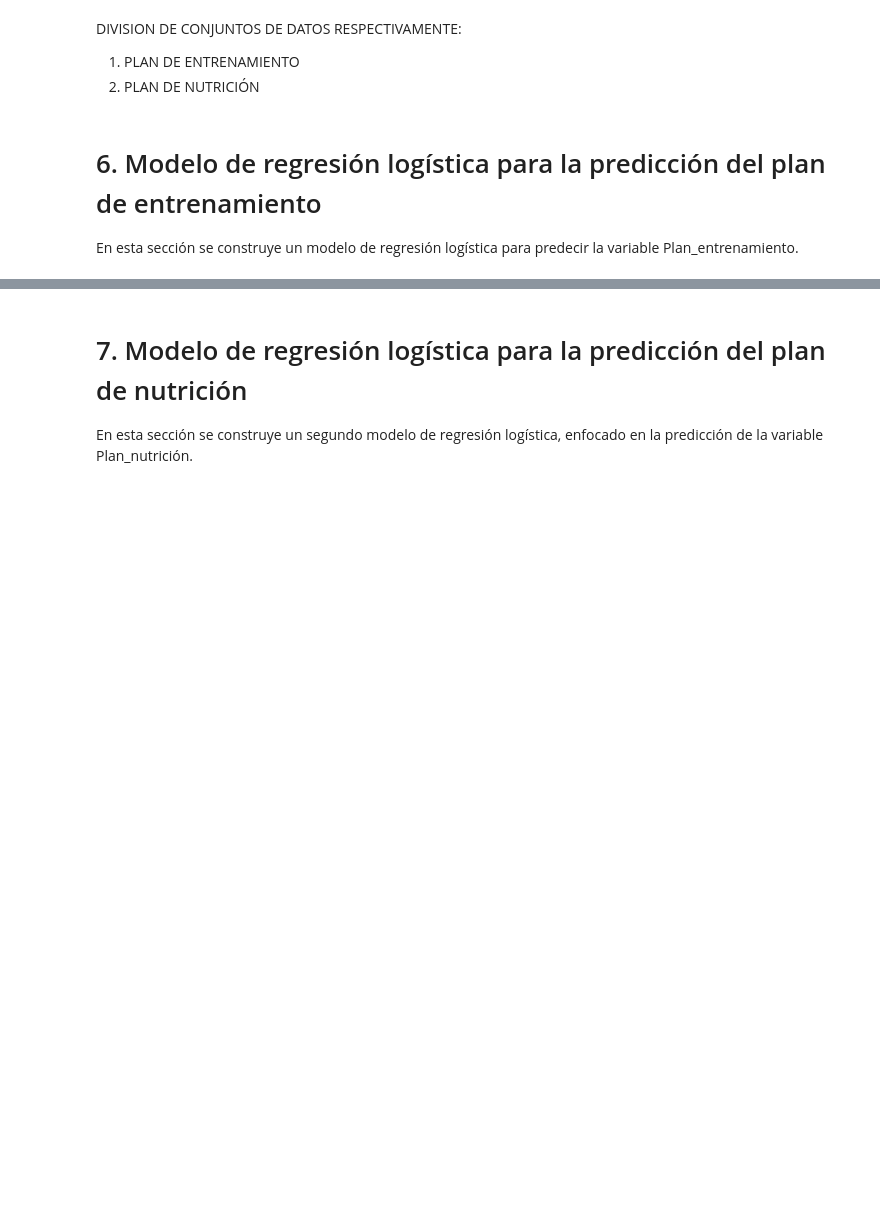
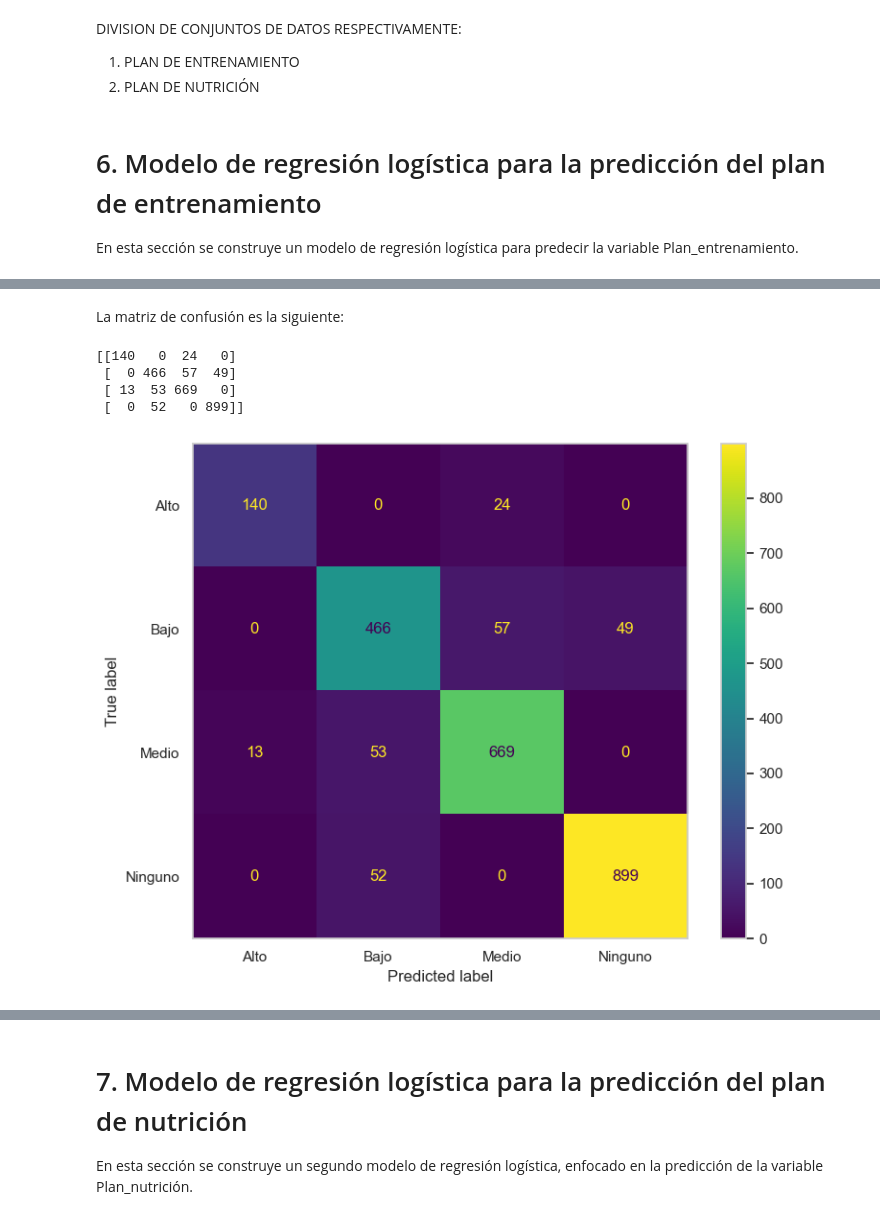
Before and after one commit to lfelipesales/Laboratorios-AprendizajeDeMaquina, a Jupyter notebook: LAB3/Laboratorio3.ipynb, the cells around one changed output, grey strips where cells are left out. Drawn from its saved outputs; the diff is of its cells as text; code cells hidden in the pictures; blank space fills up the shorter version.

Commit message:
Modelo RL, plan de entrenamiento.

```diff
--- a/LAB3/Laboratorio3.ipynb
+++ b/LAB3/Laboratorio3.ipynb
@@ -296,0 +320,4 @@ pipeline_regresionlog_entrenamiento = Pipeline([
+# %%
+grid_rl_entrenamiento = GridSearchCV(estimator=pipeline_regresionlog_entrenamiento, param_grid=param_grid, cv=cv_estratificada, scoring='f1_macro', n_jobs=-1)
+# %%
+grid_rl_entrenamiento.fit(X_train_ent, y_train_ent)
@@ -296,0 +380,2 @@ pipeline_regresionlog_entrenamiento = Pipeline([
+# %%
+best_model = grid_rl_entrenamiento.best_estimator_
@@ -296,0 +386,2 @@ pipeline_regresionlog_entrenamiento = Pipeline([
+# %%
+y_pred_best_ent = best_model.predict(X_test_ent)
@@ -296,0 +409,27 @@ pipeline_regresionlog_entrenamiento = Pipeline([
+# %% [markdown]
+La matriz de confusión es la siguiente:
+# %%
+matriz_confusion = confusion_matrix(y_test_ent, y_pred_best_ent)
+print(matriz_confusion)
+# %% [output]
+[[140   0  24   0]
+ [  0 466  57  49]
+ [ 13  53 669   0]
+ [  0  52   0 899]]
+# %%
+fig, ax = plt.subplots(figsize=(8, 6))
+
+ConfusionMatrixDisplay.from_predictions(
+    y_test_ent,
+    y_pred_best_ent,
+    display_labels=['Alto', 'Bajo', 'Medio', 'Ninguno'],
+    cmap='viridis',
+    ax=ax,
+    colorbar=True
+)
+
+ax.grid(False)              # quita las líneas de fondo
+plt.tight_layout()
+plt.show()
+# %% [output]
+[figure, added]
```
Also changed, not shown: parts of 29 cells of this notebook.
